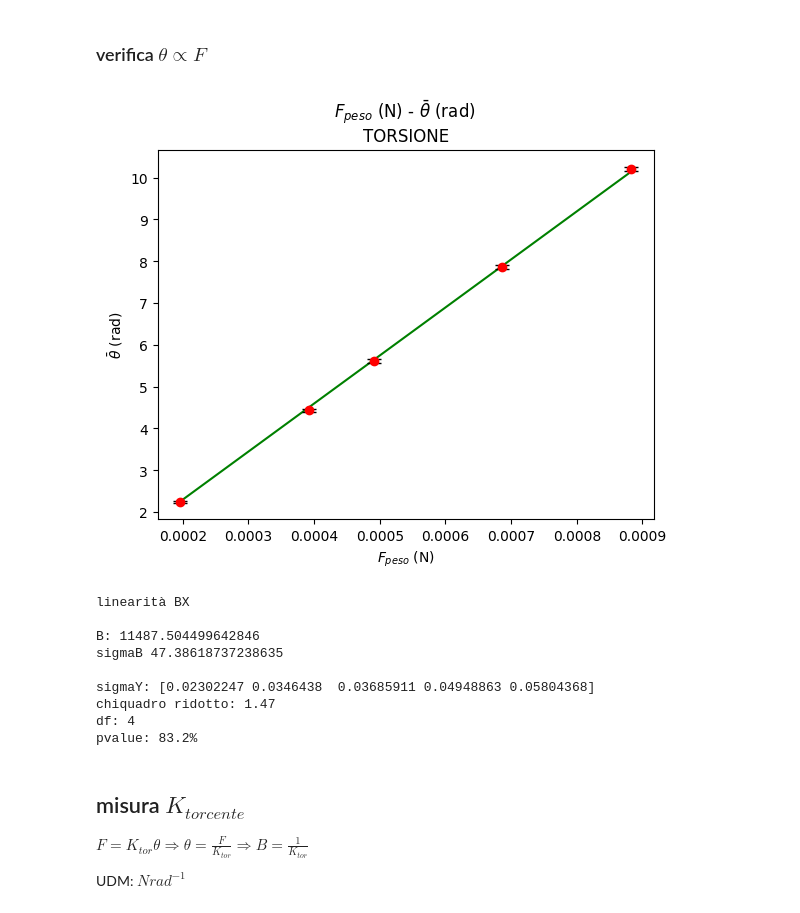
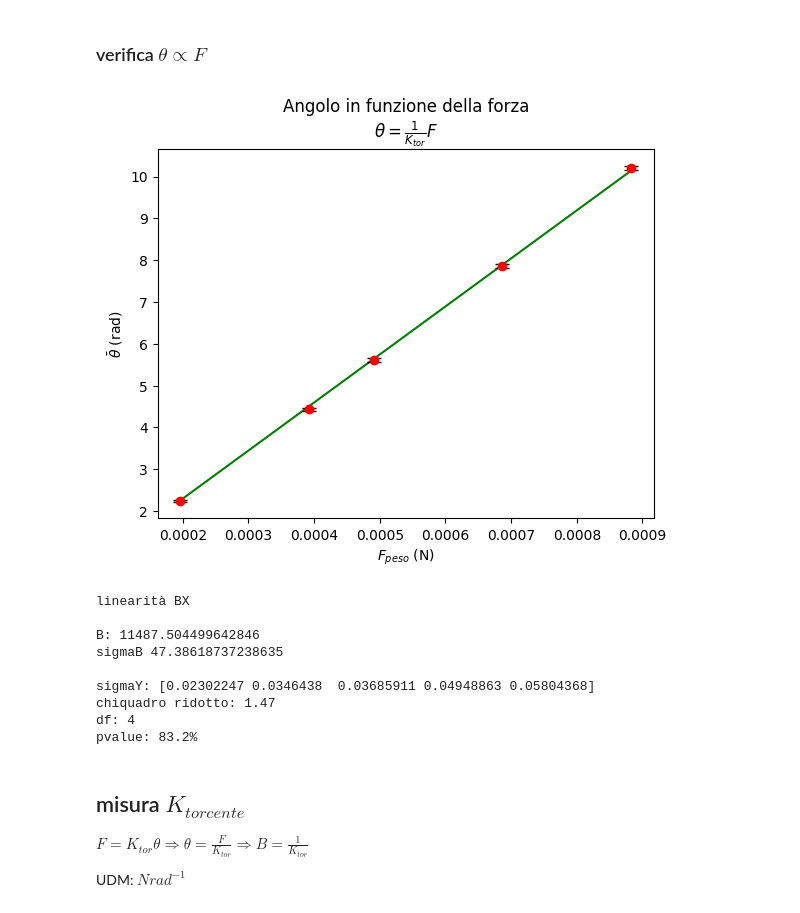
Before and after one commit to CarminatiGiovanni/LaboratorioFisica1, a Jupyter notebook: 02_BILANCIA DI COULOMB/PYTHON/torsione_C.ipynb, the cells around one changed output. Drawn from its saved outputs; the diff is of its cells as text; code cells hidden in the pictures.

```diff
--- a/02_BILANCIA DI COULOMB/PYTHON/torsione_C.ipynb
+++ b/02_BILANCIA DI COULOMB/PYTHON/torsione_C.ipynb
@@ -33,19 +33,19 @@ F = m * 9.81
 # %%
 import matplotlib.pyplot as plt
 from interpolazione3 import RettaInterpolataB
 
 r = RettaInterpolataB(F,teta,sigma_teta)
 
-plt.title("$F_{peso}$ (N) - $\\bar{\\theta}$ (rad) \nTORSIONE")
+plt.title("Angolo in funzione della forza\n$\\theta = \\frac{1}{K_{tor}} F$")
 plt.plot(r.x_best, r.y_best, color="green")
 plt.errorbar(F,teta,fmt='o',yerr=r.sigmaY, ecolor='black', capsize=5, color="red")
 plt.xlabel("$F_{peso}$ (N)")
 plt.ylabel("$\\bar{\\theta}$ (rad)")
 plt.show()
 
 print(r)
 # %% [output]
-[figure, old version]
+[figure, new version]
 linearità BX
 
 B: 11487.504499642846
```
Also changed, not shown: 5 other files.
